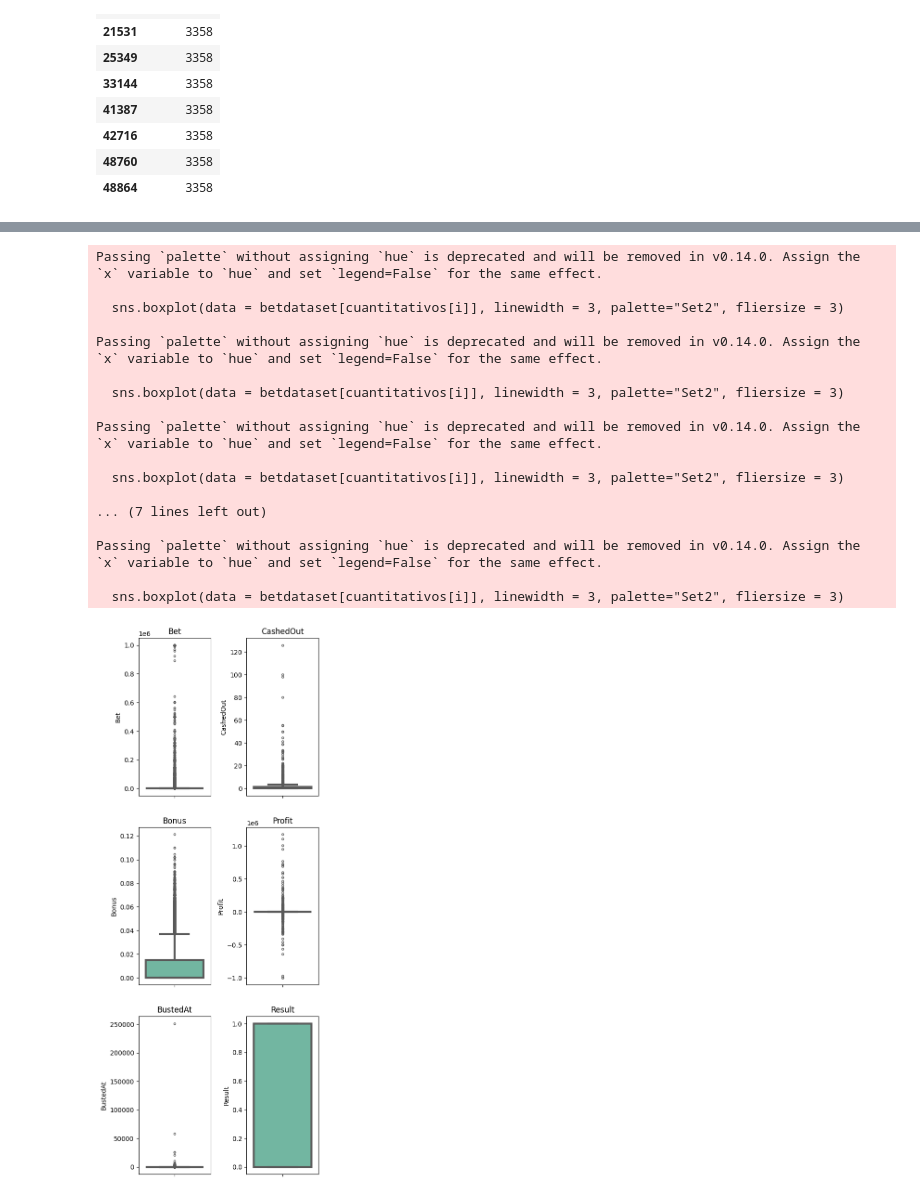
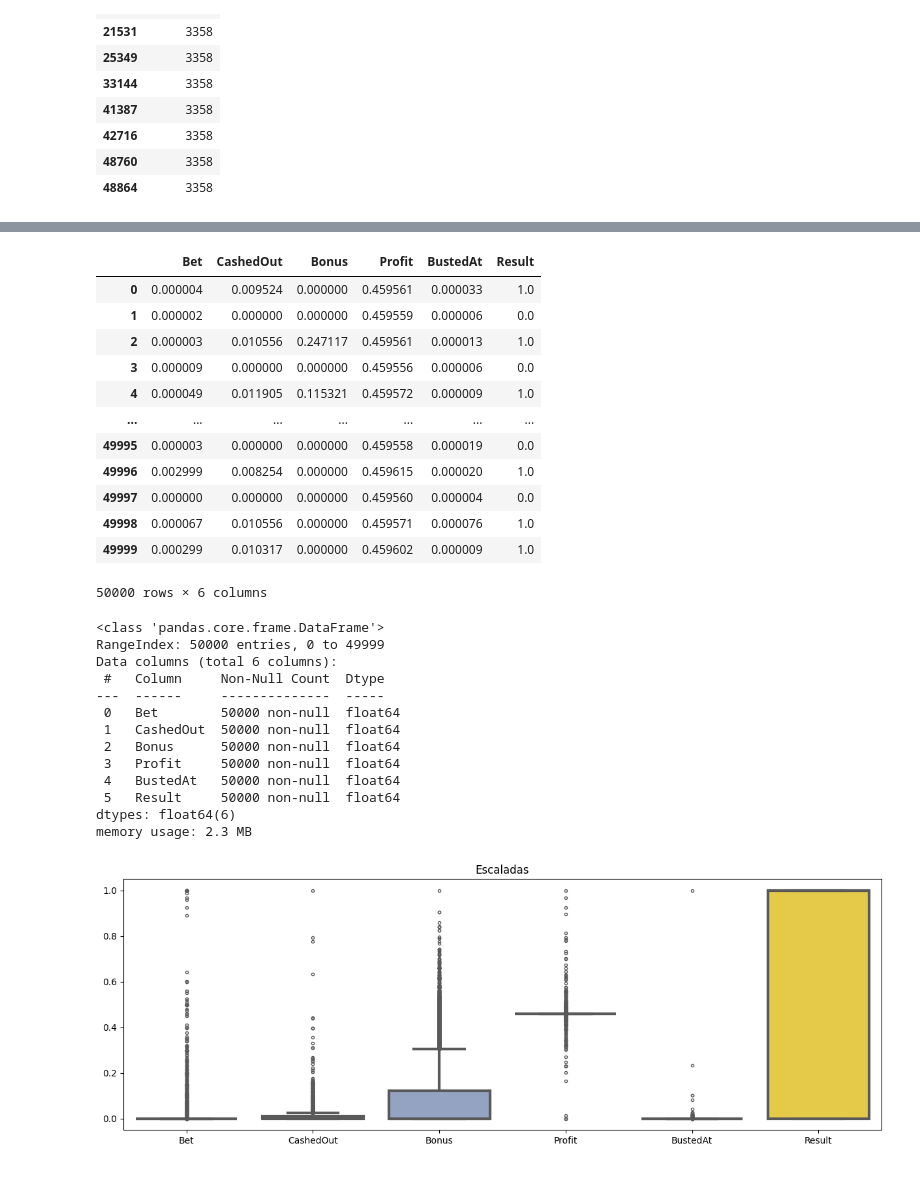
Before and after one commit to AndresEspinal/bustabit, a Jupyter notebook: notebooks/analisis_expl.ipynb, the cells around one changed output, grey strips where cells are left out. Cells and saved outputs as stored; diff of their text form; code cells hidden in the pictures.

```diff
--- a/notebooks/analisis_expl.ipynb
+++ b/notebooks/analisis_expl.ipynb
@@ -413,7 +400,6 @@ betdataset
 # %%
 #Variables numéricas
-delete=['Id','GameID', 'Username',  'PlayDate']
-cuantitativos=betdataset.columns.drop(delete)
+cuantitativos=betdataset.columns.drop(['Username',  'PlayDate'])
 cuantitativos
 # %% [output]
 Index(['Bet', 'CashedOut', 'Bonus', 'Profit', 'BustedAt', 'Result'], dtype='object')
@@ -542,27 +580,43 @@ plt.show()
+# %%
+#Normalización
+scaler = MinMaxScaler()
+escaladas=scaler.fit_transform(betdataset[cuantitativos])
+df_escalado = pd.DataFrame(escaladas, columns=cuantitativos)
+df_escalado
+# %% [output]
+|  | Bet | CashedOut | Bonus | Profit | BustedAt | Result |
+| 0 | 0.000004 | 0.009524 | 0.000000 | 0.459561 | 0.000033 | 1.0 |
+| 1 | 0.000002 | 0.000000 | 0.000000 | 0.459559 | 0.000006 | 0.0 |
+| 2 | 0.000003 | 0.010556 | 0.247117 | 0.459561 | 0.000013 | 1.0 |
+| 3 | 0.000009 | 0.000000 | 0.000000 | 0.459556 | 0.000006 | 0.0 |
+| 4 | 0.000049 | 0.011905 | 0.115321 | 0.459572 | 0.000009 | 1.0 |
+| ... | ... | ... | ... | ... | ... | ... |
+| 49995 | 0.000003 | 0.000000 | 0.000000 | 0.459558 | 0.000019 | 0.0 |
+| 49996 | 0.002999 | 0.008254 | 0.000000 | 0.459615 | 0.000020 | 1.0 |
+| 49997 | 0.000000 | 0.000000 | 0.000000 | 0.459560 | 0.000004 | 0.0 |
+| 49998 | 0.000067 | 0.010556 | 0.000000 | 0.459571 | 0.000076 | 1.0 |
+| 49999 | 0.000299 | 0.010317 | 0.000000 | 0.459602 | 0.000009 | 1.0 |
+50000 rows × 6 columns
+# %%
+df_escalado.info()
+# %% [output]
+<class 'pandas.core.frame.DataFrame'>
+RangeIndex: 50000 entries, 0 to 49999
+Data columns (total 6 columns):
+ #   Column     Non-Null Count  Dtype
+---  ------     --------------  -----
+ 0   Bet        50000 non-null  float64
+ 1   CashedOut  50000 non-null  float64
+ 2   Bonus      50000 non-null  float64
+ 3   Profit     50000 non-null  float64
+ 4   BustedAt   50000 non-null  float64
+ 5   Result     50000 non-null  float64
+dtypes: float64(6)
+memory usage: 2.3 MB
 # %%
-#Independizamos cada boxplot en su propia escala
-plt.figure(figsize=(5, 15))
-for i in range (len(cuantitativos)):
-    plt.subplot(3, 2, i+1)
-    sns.boxplot(data = betdataset[cuantitativos[i]], linewidth = 3, palette="Set2", fliersize = 3)
-    plt.title(cuantitativos[i])
+plt.figure(figsize=(15, 5))
+sns.boxplot(data = df_escalado, linewidth = 3, palette="Set2", fliersize = 3)
+plt.title('Escaladas')
 plt.subplots_adjust(wspace=0.5)
 # %% [output]
-Passing `palette` without assigning `hue` is deprecated and will be removed in v0.14.0. Assign the `x` variable to `hue` and set `legend=False` for the same effect.
-
-  sns.boxplot(data = betdataset[cuantitativos[i]], linewidth = 3, palette="Set2", fliersize = 3)
-
-Passing `palette` without assigning `hue` is deprecated and will be removed in v0.14.0. Assign the `x` variable to `hue` and set `legend=False` for the same effect.
-
-  sns.boxplot(data = betdataset[cuantitativos[i]], linewidth = 3, palette="Set2", fliersize = 3)
-
-Passing `palette` without assigning `hue` is deprecated and will be removed in v0.14.0. Assign the `x` variable to `hue` and set `legend=False` for the same effect.
-
-  sns.boxplot(data = betdataset[cuantitativos[i]], linewidth = 3, palette="Set2", fliersize = 3)
-
-... (7 lines left out)
-
-Passing `palette` without assigning `hue` is deprecated and will be removed in v0.14.0. Assign the `x` variable to `hue` and set `legend=False` for the same effect.
-
-  sns.boxplot(data = betdataset[cuantitativos[i]], linewidth = 3, palette="Set2", fliersize = 3)
-[figure, old version]
+[figure, new version]
```
Also changed, not shown: parts of 24 cells of this notebook, 4 other files.
